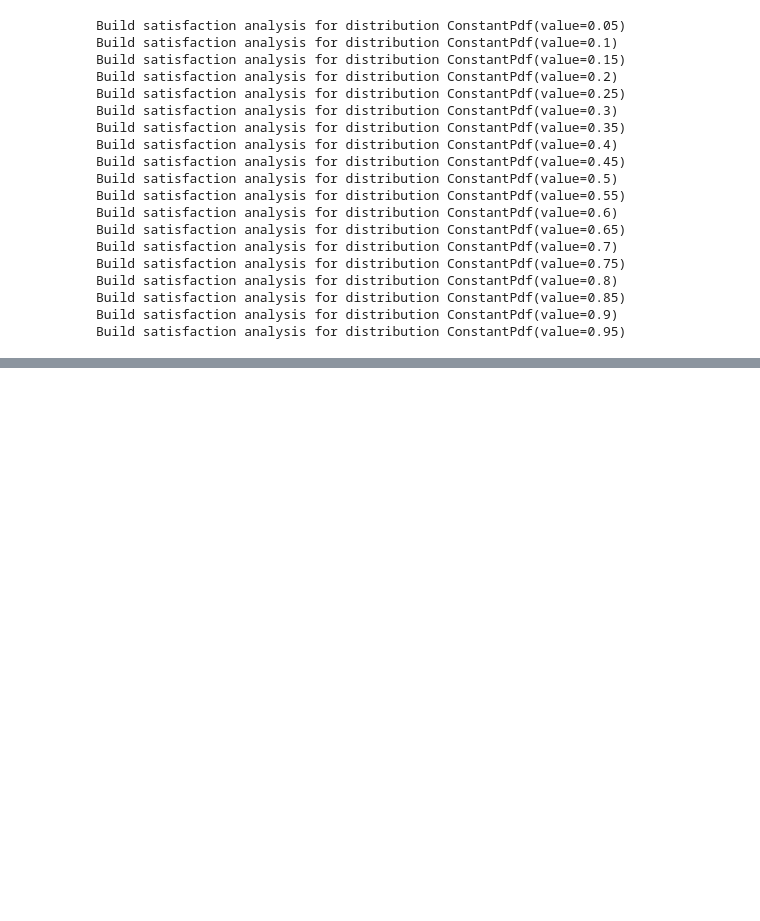
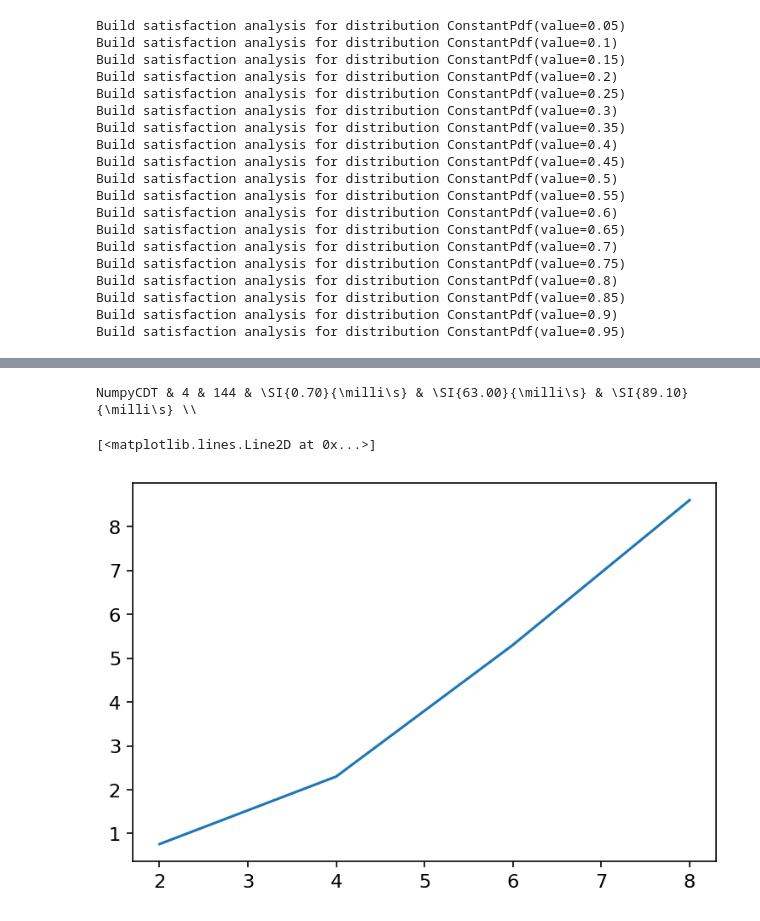
Before and after one commit to lquante/social_agent_based_modelling, a Jupyter notebook: notebooks/ClusterAnalysis2.ipynb, the cells around one changed output, grey strips where cells are left out. Saved outputs shown, nothing was run; the diff lists cells and outputs as text; code cells hidden in the pictures; blank space fills up the shorter version.

```diff
--- a/notebooks/ClusterAnalysis2.ipynb
+++ b/notebooks/ClusterAnalysis2.ipynb
@@ -532,0 +785,23 @@ plt.show()
+# %%
+def round_mean(mean, std_err):
+    num_digits = max(0, -int(np.floor(np.log10(std_err))) + 2)
+    return round(mean, num_digits)
+
+def round_std_err(std_err):
+    num_digits = max(0, -int(np.floor(np.log10(std_err))) + 2)
+    return round(std_err, num_digits)
+
+def print_row(row):
+    mean = round_mean(row[3], row[4])
+    std_err = round_std_err(row[4])
+    print("{} & {} & {} & \\SI{{{:.2f}}}{{\milli\s}} & \\SI{{{:.2f}}}{{\milli\s}} & \\SI{{{:.2f}}}{{\milli\s}} \\\\".format(*row[:3], mean, std_err, round(row[5], 2)))
+
+print_row(table[0])
+# %% [output]
+NumpyCDT & 4 & 144 & \SI{0.70}{\milli\s} & \SI{63.00}{\milli\s} & \SI{89.10}{\milli\s} \\
+# %%
+#plt.plot([10, 20, 40, 80], [0.7, 4.0, 41, 317])
+plt.plot([2, 4, 6, 8], [0.76, 2.3, 5.3, 8.6])
+# %% [output]
+[<matplotlib.lines.Line2D at 0x...>]
+[figure, added]
```
Also changed, not shown: parts of 29 cells of this notebook, 1 other file.
